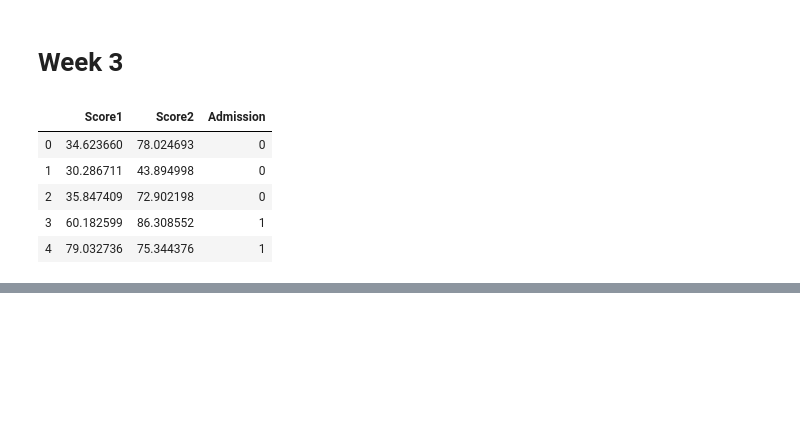
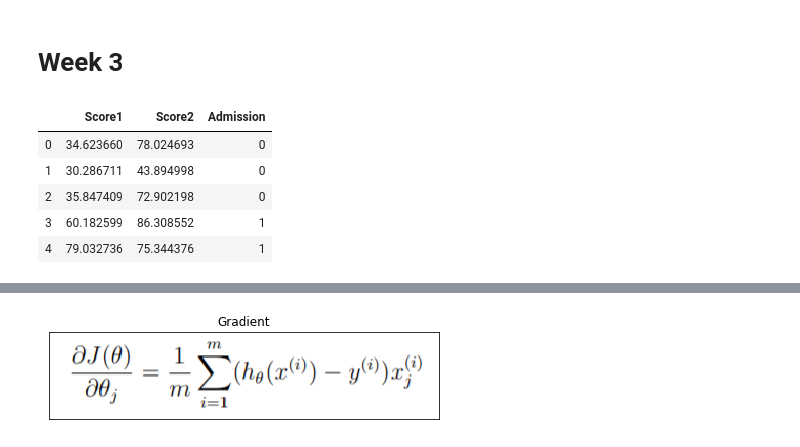
Before and after one commit to macwong/MachineLearning, a Jupyter notebook: Coursera Machine Learning/Week 3/Week 3.ipynb, the cells around one changed output, grey strips where cells are left out. Drawn from its saved outputs; the diff is of its cells as text; code cells hidden in the pictures; blank space fills up the shorter version.

```diff
--- a/Coursera Machine Learning/Week 3/Week 3.ipynb
+++ b/Coursera Machine Learning/Week 3/Week 3.ipynb
@@ -27,0 +83,13 @@ plt.scatter(data1[data1["Admission"] == 1]["Score1"], data1[data1["Admission"] =
+# %%
+def read_image(title, file, size=(5.5, 5.5)):
+    img = image.imread(file)
+    plt.figure(figsize=size)
+    plt.xticks([])
+    plt.yticks([])
+    plt.title(title)
+    plt.imshow(img)
+    plt.show()
+# %%
+read_image("Gradient", "gradient.PNG", (7, 7))
+# %% [output]
+[figure, added]
```
Also changed, not shown: parts of 12 cells of this notebook.
